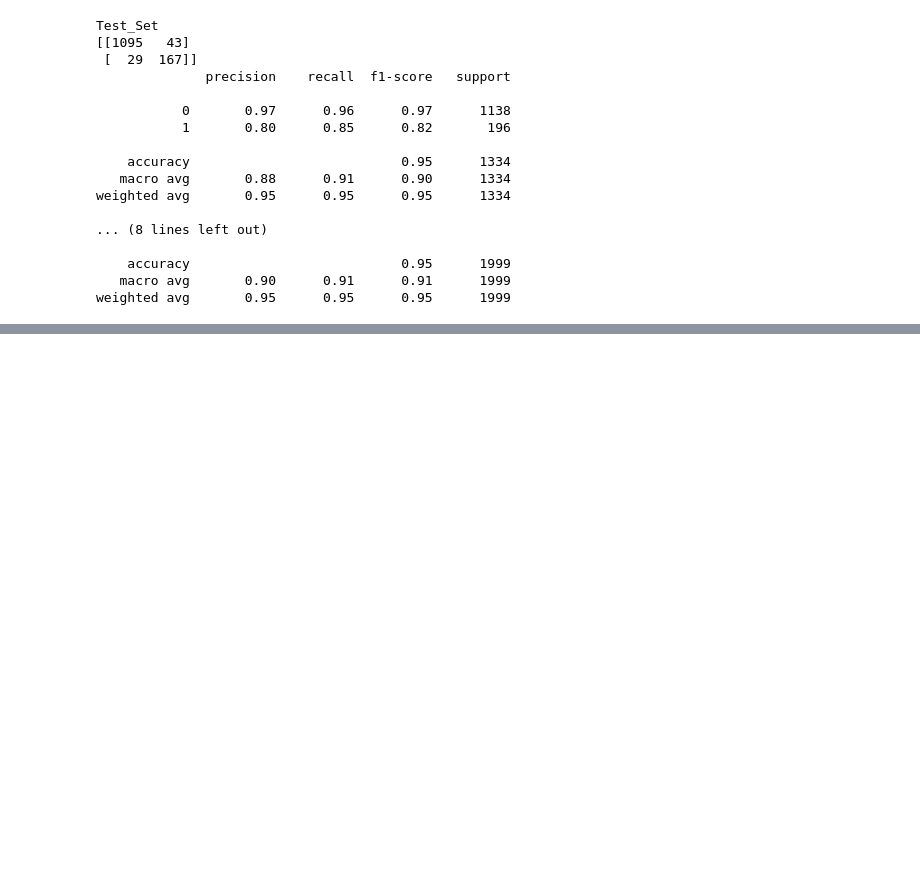
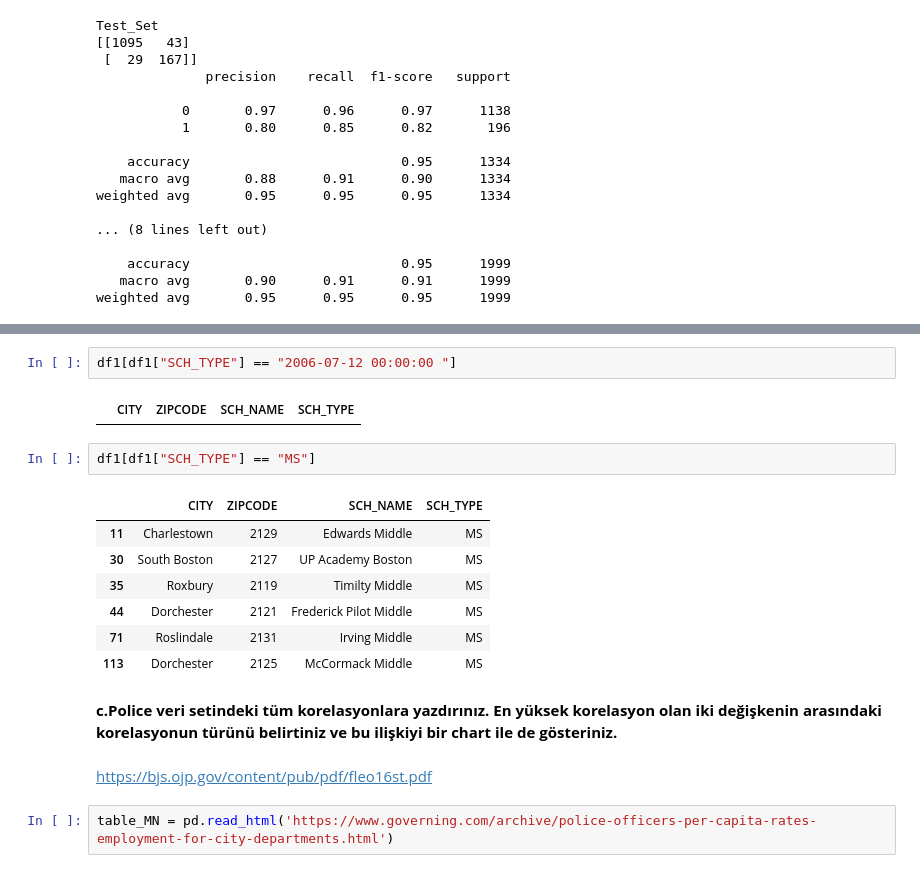
Before and after one commit to eildes06/02_DS_DATA_SCIENCE, a Jupyter notebook: churn_prediction.ipynb, the cells around one changed output, grey strips where cells are left out. Saved outputs shown, nothing was run; the diff lists cells and outputs as text; blank space fills up the shorter version.

```diff
--- a/churn_prediction.ipynb
+++ b/churn_prediction.ipynb
@@ -1122,0 +1223,21 @@ AttributeError: ignored
+# %%
+df1[df1["SCH_TYPE"] == "2006-07-12 00:00:00 "]
+# %% [output]
+|  | CITY | ZIPCODE | SCH_NAME | SCH_TYPE |
+# %%
+df1[df1["SCH_TYPE"] == "MS"]
+# %% [output]
+|  | CITY | ZIPCODE | SCH_NAME | SCH_TYPE |
+| 11 | Charlestown | 2129 | Edwards Middle | MS |
+| 30 | South Boston | 2127 | UP Academy Boston | MS |
+| 35 | Roxbury | 2119 | Timilty Middle | MS |
+| 44 | Dorchester | 2121 | Frederick Pilot Middle | MS |
+| 71 | Roslindale | 2131 | Irving Middle | MS |
+| 113 | Dorchester | 2125 | McCormack Middle | MS |
+# %% [markdown]
+**c.Police veri setindeki tüm korelasyonlara yazdırınız. En yüksek korelasyon olan iki değişkenin arasındaki korelasyonun türünü
+belirtiniz ve bu ilişkiyi bir chart ile de gösteriniz.**
+# %% [markdown]
+https://bjs.ojp.gov/content/pub/pdf/fleo16st.pdf
+# %%
+table_MN = pd.read_html('https://www.governing.com/archive/police-officers-per-capita-rates-employment-for-city-departments.html')
```
Also changed, not shown: parts of 71 cells of this notebook.
